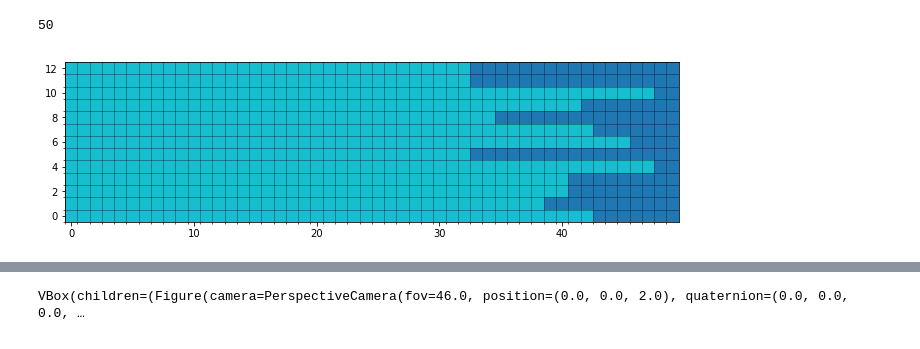
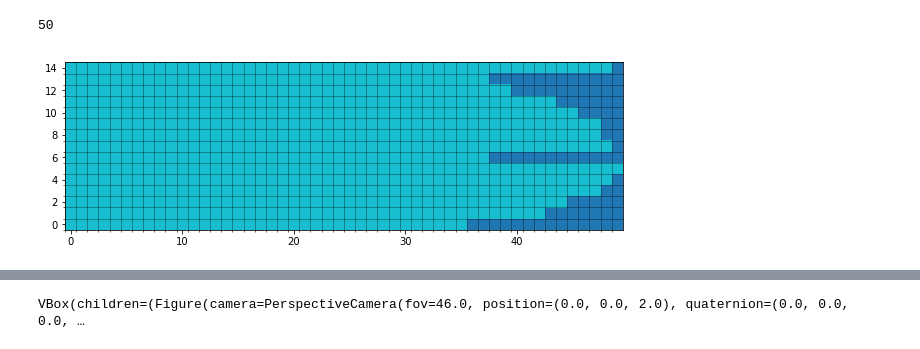
Before and after one commit to brouhardlab/anamic, a Jupyter notebook: notebooks/Development/Microtubule 3D Geometry.ipynb, the cells around one changed output, grey strips where cells are left out. Saved outputs shown, nothing was run; the diff lists cells and outputs as text; code cells hidden in the pictures.

```diff
--- a/notebooks/Development/Microtubule 3D Geometry.ipynb
+++ b/notebooks/Development/Microtubule 3D Geometry.ipynb
@@ -15,26 +15,26 @@ import ipyvolume as ipv
 # %%
 # Define the structure of the MT
 # as a 2D array where:
 # - x corresponds to rows of dimers.
 # - y corresponds to each protofilaments.
 # - a value of 1 means there is a dimer.
 # - a value of 0 means there is nothing.
 
-n_pf = 13
+n_pf = 15
 long_dimer_distance = 8  # nm
 mt_length = 400  # nm
 taper_length_nm = 150  # nm
 
 n_rows = int(np.round(mt_length / long_dimer_distance))
 print(n_rows)
 
 dimers = np.ones((n_pf, n_rows))
 dimers = anamic.structure.generate_uniform_taper(dimers, taper_length_nm)
 
 _ = anamic.viz.viz_dimers(dimers, start_row=0, grid=True)
 # %% [output]
 50
-[figure, old version]
+[figure, new version]
 # %%
 # Calculate the x, y and z positions of each dimers.
 # Note that this code is packed in the following function:
```
Also changed, not shown: parts of 3 cells of this notebook, 2 other files.
